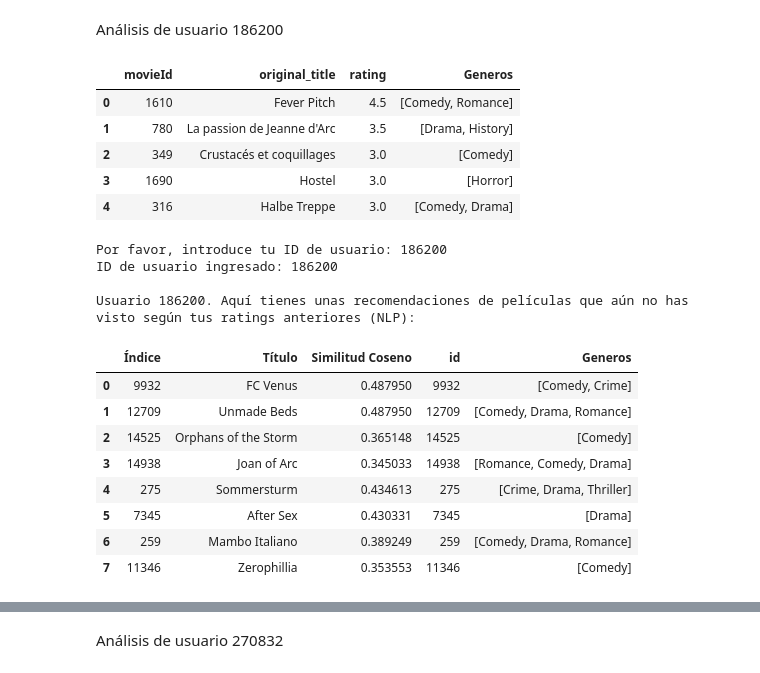
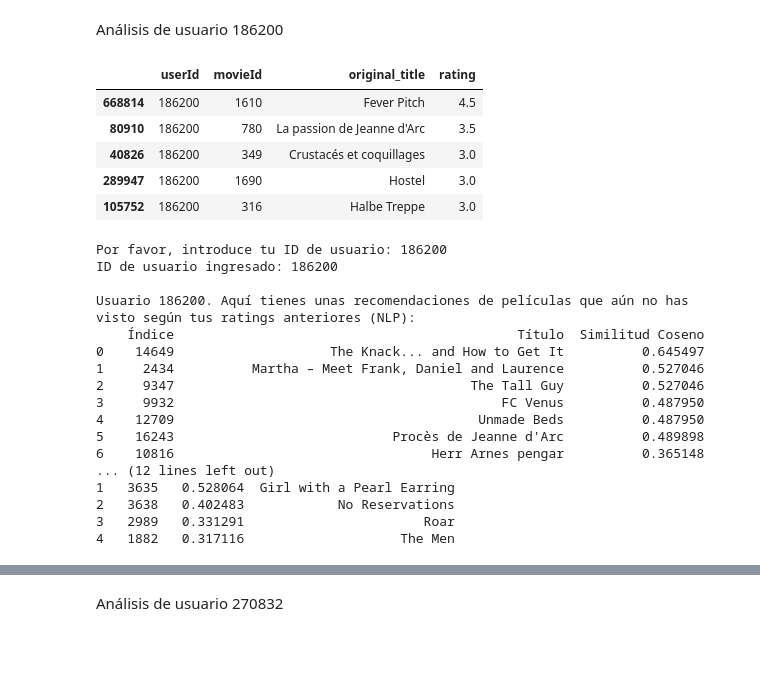
Before and after one commit to juankquintana/proyecto_recomendacion_peliculas, a Jupyter notebook: Recomendadores.ipynb, the cells around one changed output, grey strips where cells are left out. Cells and saved outputs as stored; diff of their text form; code cells hidden in the pictures; blank space fills up the shorter version.

```diff
--- a/Recomendadores.ipynb
+++ b/Recomendadores.ipynb
@@ -791,33 +771,32 @@ recSVD6525
 # %% [markdown]
 Análisis de usuario 186200
 # %%
-# Top 5 películas vistas por este usuario
-
-top5_186200 = top_movies_by_user5(186200, top_n=5,df=df_ratings_peliculas)
-
+top5_186200 = df_ratings_peliculas[df_ratings_peliculas['userId'] == 186200].sort_values(by='rating', ascending=False).head(5)
 top5_186200
 # %% [output]
-|  | movieId | original_title | rating | Generos |
-| 0 | 1610 | Fever Pitch | 4.5 | [Comedy, Romance] |
-| 1 | 780 | La passion de Jeanne d'Arc | 3.5 | [Drama, History] |
-| 2 | 349 | Crustacés et coquillages | 3.0 | [Comedy] |
-| 3 | 1690 | Hostel | 3.0 | [Horror] |
-| 4 | 316 | Halbe Treppe | 3.0 | [Comedy, Drama] |
+|  | userId | movieId | original_title | rating |
+| 668814 | 186200 | 1610 | Fever Pitch | 4.5 |
+| 80910 | 186200 | 780 | La passion de Jeanne d'Arc | 3.5 |
+| 40826 | 186200 | 349 | Crustacés et coquillages | 3.0 |
+| 289947 | 186200 | 1690 | Hostel | 3.0 |
+| 105752 | 186200 | 316 | Halbe Treppe | 3.0 |
 # %%
-recNLP186200, recSVD186200 = recomendacion_personalizada()
-
-recNLP186200
+recomendacion_personalizada()
 # %% [output]
 Por favor, introduce tu ID de usuario: 186200
 ID de usuario ingresado: 186200
 
 Usuario 186200. Aquí tienes unas recomendaciones de películas que aún no has visto según tus ratings anteriores (NLP):
+    Índice                                            Título  Similitud Coseno
+0    14649                    The Knack... and How to Get It          0.645497
+1     2434          Martha – Meet Frank, Daniel and Laurence          0.527046
+2     9347                                      The Tall Guy          0.527046
+3     9932                                          FC Venus          0.487950
+4    12709                                       Unmade Beds          0.487950
+5    16243                            Procès de Jeanne d'Arc          0.489898
+6    10816                                 Herr Arnes pengar          0.365148
+... (12 lines left out)
+1   3635   0.528064  Girl with a Pearl Earring
+2   3638   0.402483            No Reservations
+3   2989   0.331291                       Roar
+4   1882   0.317116                    The Men
-|  | Índice | Título | Similitud Coseno | id | Generos |
-| 0 | 9932 | FC Venus | 0.487950 | 9932 | [Comedy, Crime] |
-| 1 | 12709 | Unmade Beds | 0.487950 | 12709 | [Comedy, Drama, Romance] |
-| 2 | 14525 | Orphans of the Storm | 0.365148 | 14525 | [Comedy] |
-| 3 | 14938 | Joan of Arc | 0.345033 | 14938 | [Romance, Comedy, Drama] |
-| 4 | 275 | Sommersturm | 0.434613 | 275 | [Crime, Drama, Thriller] |
-| 5 | 7345 | After Sex | 0.430331 | 7345 | [Drama] |
-| 6 | 259 | Mambo Italiano | 0.389249 | 259 | [Comedy, Drama, Romance] |
-| 7 | 11346 | Zerophillia | 0.353553 | 11346 | [Comedy] |
```
Also changed, not shown: parts of 38 cells of this notebook.
